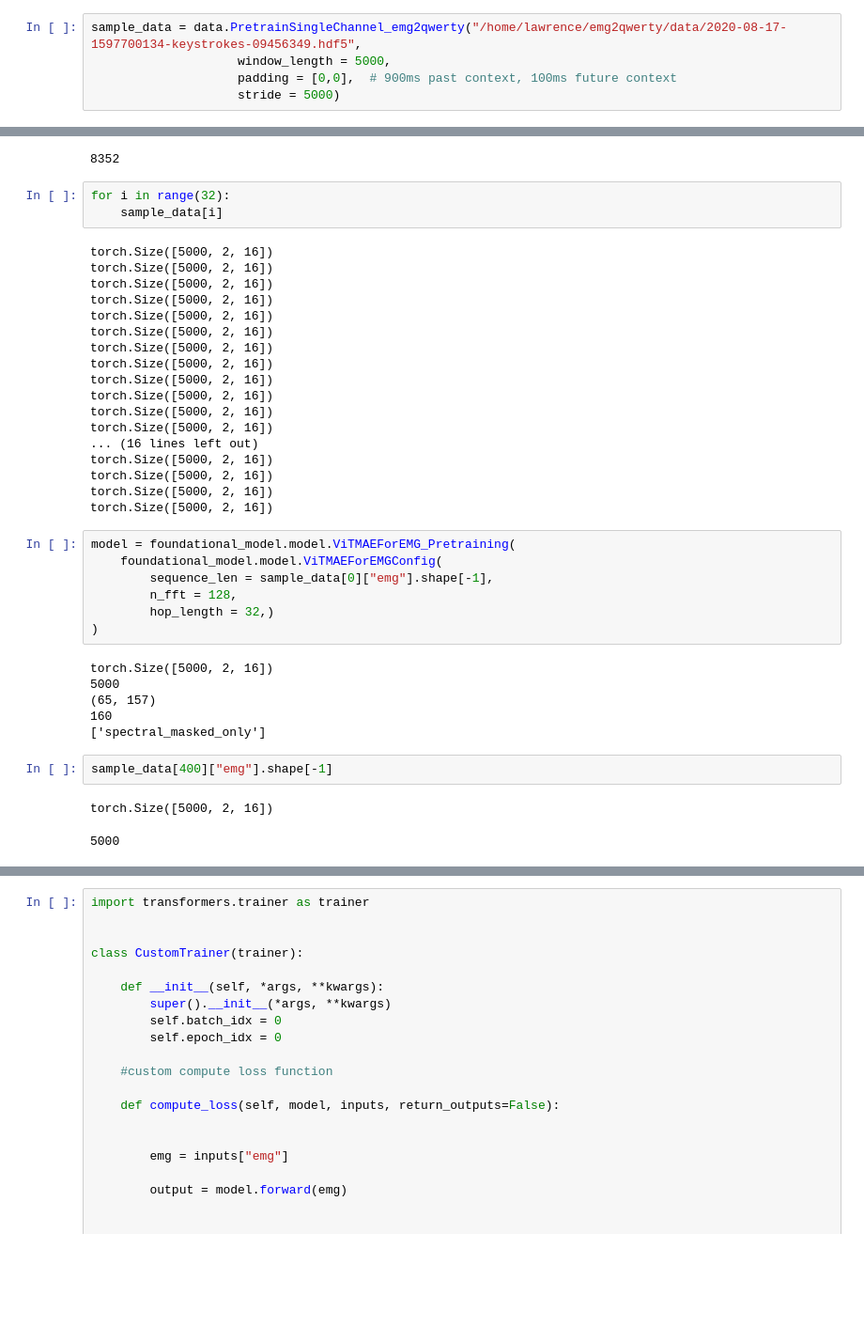
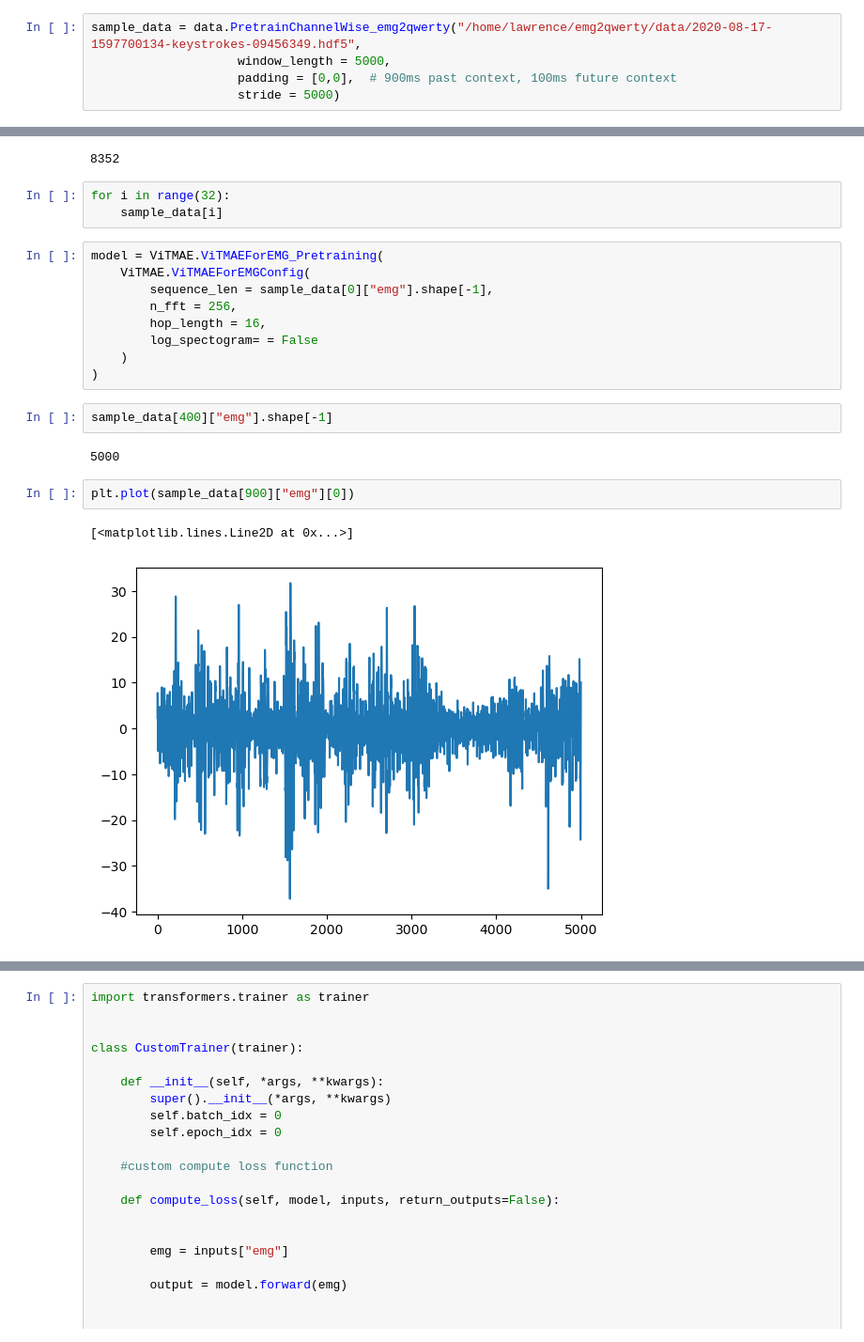
Before and after one commit to LawrenceRLiu/emg2qwerty, a Jupyter notebook: foundational_model/main.ipynb, the cells around one changed output, grey strips where cells are left out. Shown at 94% size. Cells and saved outputs as stored; diff of their text form; blank space fills up the shorter version.

```diff
--- a/foundational_model/main.ipynb
+++ b/foundational_model/main.ipynb
@@ -11,7 +11,7 @@ import matplotlib.pyplot as plt
 The autoreload extension is already loaded. To reload it, use:
   %reload_ext autoreload
 # %%
-sample_data = data.PretrainSingleChannel_emg2qwerty("/home/lawrence/emg2qwerty/data/2020-08-17-1597700134-keystrokes-09456349.hdf5",
+sample_data = data.PretrainChannelWise_emg2qwerty("/home/lawrence/emg2qwerty/data/2020-08-17-1597700134-keystrokes-09456349.hdf5",
                     window_length = 5000,
                     padding = [0,0],  # 900ms past context, 100ms future context
                     stride = 5000)
@@ -22,39 +22,21 @@ len(sample_data)
 # %%
 for i in range(32):
     sample_data[i]
-# %% [output]
-torch.Size([5000, 2, 16])
-torch.Size([5000, 2, 16])
-torch.Size([5000, 2, 16])
-torch.Size([5000, 2, 16])
-torch.Size([5000, 2, 16])
-torch.Size([5000, 2, 16])
-torch.Size([5000, 2, 16])
-torch.Size([5000, 2, 16])
-torch.Size([5000, 2, 16])
-torch.Size([5000, 2, 16])
-torch.Size([5000, 2, 16])
-torch.Size([5000, 2, 16])
-... (16 lines left out)
-torch.Size([5000, 2, 16])
-torch.Size([5000, 2, 16])
-torch.Size([5000, 2, 16])
-torch.Size([5000, 2, 16])
 # %%
-model = foundational_model.model.ViTMAEForEMG_Pretraining(
-    foundational_model.model.ViTMAEForEMGConfig(
+model = ViTMAE.ViTMAEForEMG_Pretraining(
+    ViTMAE.ViTMAEForEMGConfig(
         sequence_len = sample_data[0]["emg"].shape[-1],
-        n_fft = 128,
-        hop_length = 32,)
+        n_fft = 256,
+        hop_length = 16,
+        log_spectogram= = False
+    )
 )
-# %% [output]
-torch.Size([5000, 2, 16])
-5000
-(65, 157)
-160
-['spectral_masked_only']
 # %%
 sample_data[400]["emg"].shape[-1]
 # %% [output]
-torch.Size([5000, 2, 16])
+5000
-5000
+# %%
+plt.plot(sample_data[900]["emg"][0])
+# %% [output]
+[<matplotlib.lines.Line2D at 0x...>]
+[figure, added]
```
Also changed, not shown: parts of 10 cells of this notebook, 6 other files.
